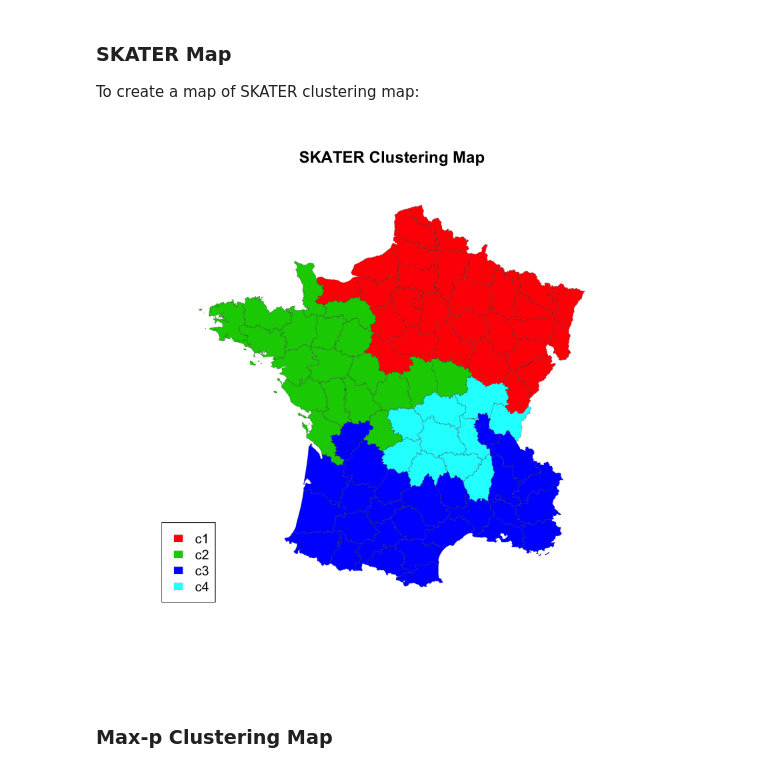
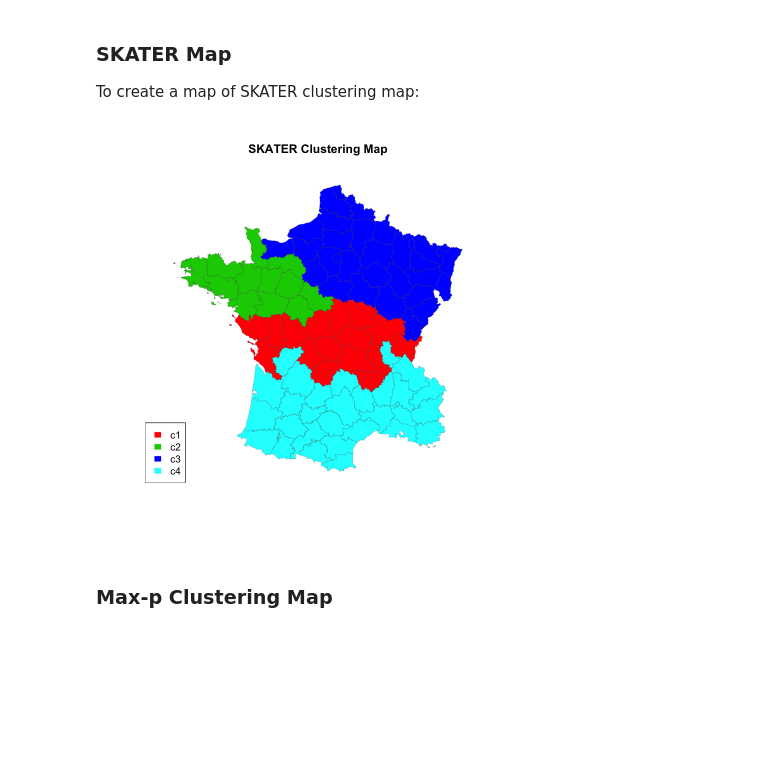
Before and after one commit to lixun910/rgeoda_tutorial, a Jupyter notebook: 3. ESDA with rgeoda and sf.ipynb, the cells around one changed output. Saved outputs shown, nothing was run; the diff lists cells and outputs as text; code cells hidden in the pictures; blank space fills up the shorter version.

````diff
--- a/3. ESDA with rgeoda and sf.ipynb
+++ b/3. ESDA with rgeoda and sf.ipynb
@@ -68,7 +68,9 @@ By default, sf_to_geoda() only using geometries to create a geoda object, which
 Now, with the geoda object `guerry`, you can call rgeoda’s spatial analysis functions. For example, to examine the local Moran statistics of variable “crm_prs” (Population per Crime against persons):
 # %%
 queen_w <- queen_weights(guerry)
-crm_prp <- as.numeric(guerry_sf$Crm_prp)
+
+guerry_df <- as.data.frame(guerry_sf)
+crm_prp <- guerry_df['Crm_prp'][,1]
 # %% [markdown]
 ```
 Note: Why are we using `as.numeric(as.character(guerry_sp$Crm_prp))`?
@@ -82,9 +84,9 @@ lisa <- local_moran(queen_w, crm_prp)
 # %% [markdown]
 Now, with the LISA results, we can do exploratory spatial data analysis by generating a LISA cluster map:
 # %%
-lisa_colors <- lisa$GetColors()
-lisa_labels <- lisa$GetLabels()
-lisa_clusters <- lisa$GetClusterIndicators()
+lisa_colors <- lisa_colors(lisa)
+lisa_labels <- lisa_labels(lisa)
+lisa_clusters <- lisa_clusters(lisa)
 
 plot(st_geometry(guerry_sf),
      col=sapply(lisa_clusters, function(x){return(lisa_colors[[x+1]])}),
@@ -164,32 +166,27 @@ legend('bottomleft', legend = lisa_labels, fill = lisa_colors, border = "#eeeeee
 
 To create a map of SKATER clustering map:
 # %%
-Crm_prp <- as.numeric(guerry_sf$Crm_prp)
-Litercy <- as.numeric(guerry_sf$Litercy)
-Donatns <- as.numeric(guerry_sf$Donatns)
-Infants <- as.numeric(guerry_sf$Infants)
-Suicids <- as.numeric(guerry_sf$Suicids)
-data <- list(crm_prp, Crm_prp, Donatns, Infants, Suicids)
+data <- as.list(guerry_df[c('Crm_prs','Crm_prp','Litercy','Donatns','Infants','Suicids')])
 guerry_clusters <- skater(4, queen_w, data)
 
 # Get some colors for each clusters
 skater_colors <- palette()[2:5]
 skater_labels <- c("c1","c2","c3","c4")
 
 # Assign a color for each observation
 colors <- rep("#000000", queen_w$num_obs)
 for (i in 1:4) {
   for (j in guerry_clusters[i]) {
     colors[j+1] <- skater_colors[i]
   }
 }
 
 # plot
 plot(st_geometry(guerry_sf),  col=colors, border = "#333333", lwd=0.2)
 title(main = "SKATER Clustering Map")
 legend('bottomleft', legend = skater_labels, fill = skater_colors, border = "#eeeeee")
 # %% [output]
-[figure, old version]
+[figure, new version]
 # %% [markdown]
 ### Max-p Clustering Map
 # %%
````
Also changed, not shown: parts of 8 cells of this notebook, 4 other files.
